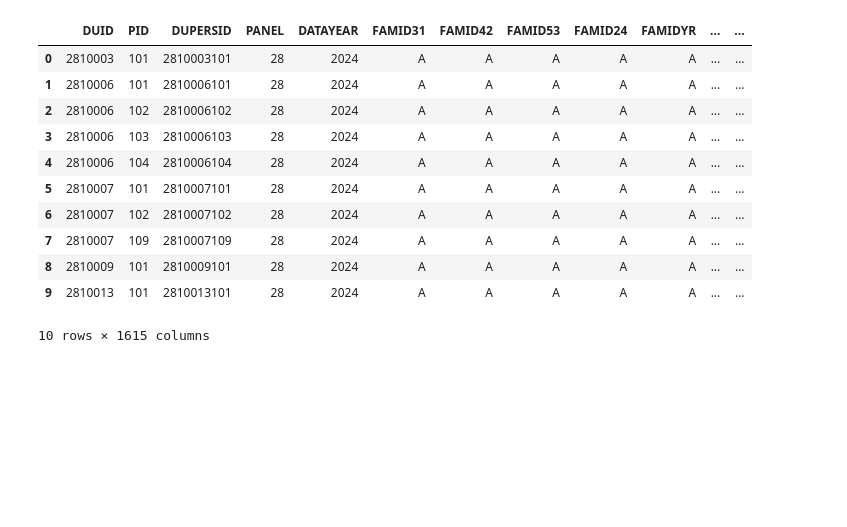
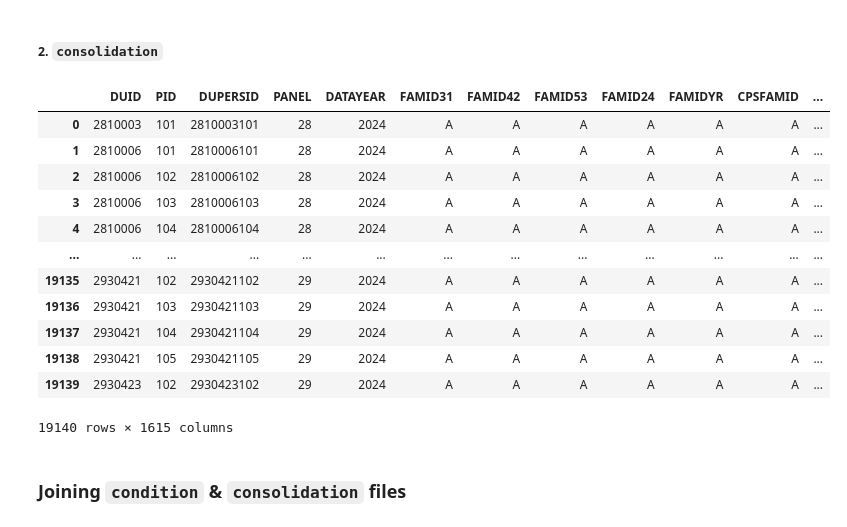
Before and after one commit to hyeeunkg/Phase-2, a Jupyter notebook: F41.ipynb, the cells around one changed output. Cells and saved outputs as stored; diff of their text form; code cells hidden in the pictures; blank space fills up the shorter version.

```diff
--- a/F41.ipynb
+++ b/F41.ipynb
@@ -1,10 +5,11 @@
 # %%
-## import pandas
 import pandas as pd
 
-## open file
-data1 = pd.read_csv("H255.csv")
+## open condition file
+condition = pd.read_csv('H255.csv')
 
-# test
-data1.head()
+## maximum columns set at 'None' to display all columns
+pd.set_option('display.max_columns', None)
+
+condition
 # %% [output]
@@ -38,17 +84,22 @@ data1.describe
+# %% [markdown]
+##### 2. `consolidation`
 # %%
-data2= pd.read_csv('h256.csv')
-data2.head(10)
+consolidation = pd.read_csv('h256.csv')
+consolidation
 # %% [output]
-|  | DUID | PID | DUPERSID | PANEL | DATAYEAR | FAMID31 | FAMID42 | FAMID53 | FAMID24 | FAMIDYR | ... | ... |
-| 0 | 2810003 | 101 | 2810003101 | 28 | 2024 | A | A | A | A | A | ... | ... |
-| 1 | 2810006 | 101 | 2810006101 | 28 | 2024 | A | A | A | A | A | ... | ... |
-| 2 | 2810006 | 102 | 2810006102 | 28 | 2024 | A | A | A | A | A | ... | ... |
-| 3 | 2810006 | 103 | 2810006103 | 28 | 2024 | A | A | A | A | A | ... | ... |
-| 4 | 2810006 | 104 | 2810006104 | 28 | 2024 | A | A | A | A | A | ... | ... |
-| 5 | 2810007 | 101 | 2810007101 | 28 | 2024 | A | A | A | A | A | ... | ... |
-| 6 | 2810007 | 102 | 2810007102 | 28 | 2024 | A | A | A | A | A | ... | ... |
-| 7 | 2810007 | 109 | 2810007109 | 28 | 2024 | A | A | A | A | A | ... | ... |
-| 8 | 2810009 | 101 | 2810009101 | 28 | 2024 | A | A | A | A | A | ... | ... |
-| 9 | 2810013 | 101 | 2810013101 | 28 | 2024 | A | A | A | A | A | ... | ... |
+|  | DUID | PID | DUPERSID | PANEL | DATAYEAR | FAMID31 | FAMID42 | FAMID53 | FAMID24 | FAMIDYR | CPSFAMID | ... |
+| 0 | 2810003 | 101 | 2810003101 | 28 | 2024 | A | A | A | A | A | A | ... |
+| 1 | 2810006 | 101 | 2810006101 | 28 | 2024 | A | A | A | A | A | A | ... |
+| 2 | 2810006 | 102 | 2810006102 | 28 | 2024 | A | A | A | A | A | A | ... |
+| 3 | 2810006 | 103 | 2810006103 | 28 | 2024 | A | A | A | A | A | A | ... |
+| 4 | 2810006 | 104 | 2810006104 | 28 | 2024 | A | A | A | A | A | A | ... |
+| ... | ... | ... | ... | ... | ... | ... | ... | ... | ... | ... | ... | ... |
+| 19135 | 2930421 | 102 | 2930421102 | 29 | 2024 | A | A | A | A | A | A | ... |
+| 19136 | 2930421 | 103 | 2930421103 | 29 | 2024 | A | A | A | A | A | A | ... |
+| 19137 | 2930421 | 104 | 2930421104 | 29 | 2024 | A | A | A | A | A | A | ... |
+| 19138 | 2930421 | 105 | 2930421105 | 29 | 2024 | A | A | A | A | A | A | ... |
+| 19139 | 2930423 | 102 | 2930423102 | 29 | 2024 | A | A | A | A | A | A | ... |
-10 rows × 1615 columns
+19140 rows × 1615 columns
+# %% [markdown]
+### Joining `condition` & `consolidation` files
 # %%
```
Also changed, not shown: parts of 21 cells of this notebook.
